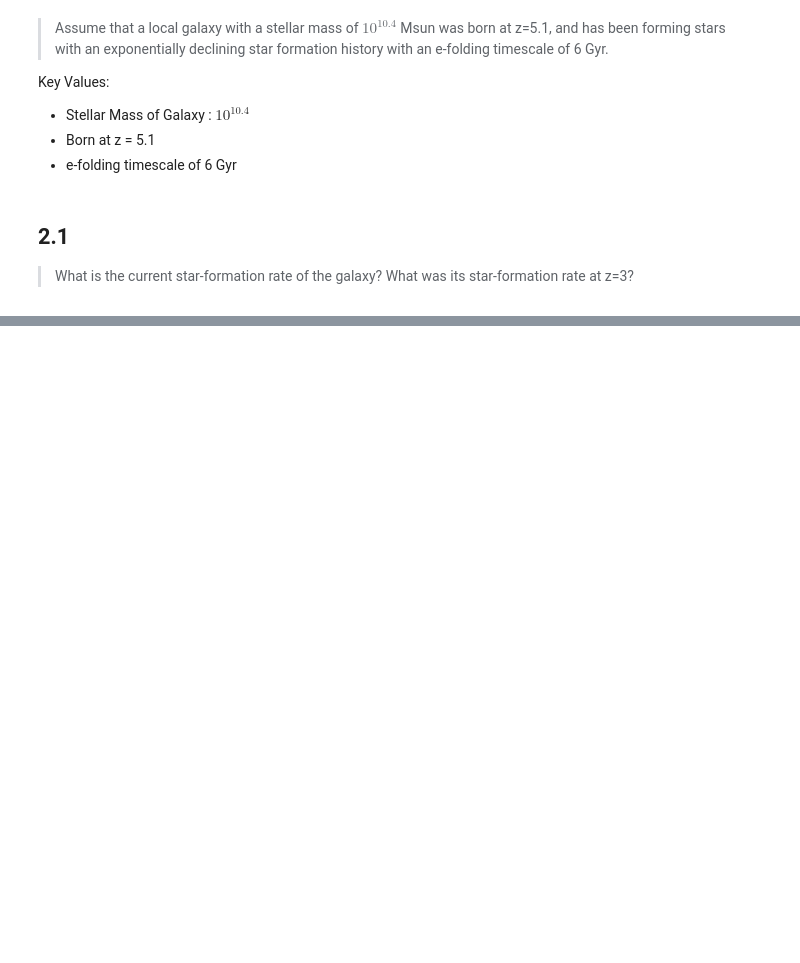
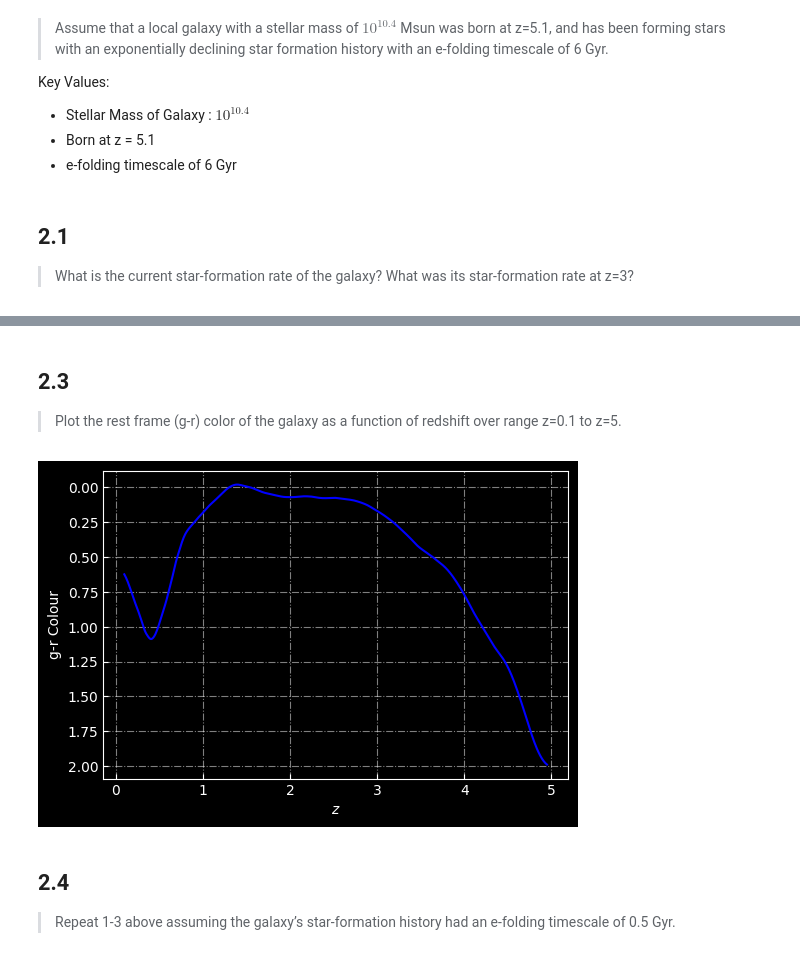
Before and after one commit to nassmohammed/EG_assignment1, a Jupyter notebook: assignment1_question2.ipynb, the cells around one changed output, grey strips where cells are left out. Cells and saved outputs as stored; diff of their text form; code cells hidden in the pictures; blank space fills up the shorter version.

```diff
--- a/assignment1_question2.ipynb
+++ b/assignment1_question2.ipynb
@@ -26,0 +81,24 @@ Key Values:
+# %% [markdown]
+## 2.3
+> Plot the rest frame (g-r) color of the galaxy as a function of redshift over range z=0.1 to z=5.
+# %%
+
+r_band = ['sdss_r']
+
+r_band_mag_z = np.asarray([-2.5*np.log10(10**10.4) + sp.get_mags(tage=cosmo.age(z).value-cosmo.age(5.1).value,
+                                        redshift=z,
+                                        bands=r_band) for z in z_array])
+# %%
+plt.figure(figsize=(6, 4))
+plt.plot(z_array, g_band_mag_z-r_band_mag_z, c='b')
+plt.xlabel(r'$z$')
+plt.ylabel(r'g-r Colour')
+plt.tick_params(direction='in')
+plt.grid(ls = '-.', alpha=0.5)
+plt.gca().invert_yaxis()
+# %% [output]
+[figure, added]
+# %% [markdown]
+## 2.4
+
+>  Repeat 1-3 above assuming the galaxy’s star-formation history had an e-folding timescale of 0.5 Gyr.
```
Also changed, not shown: parts of 9 cells of this notebook, 2 other files.
